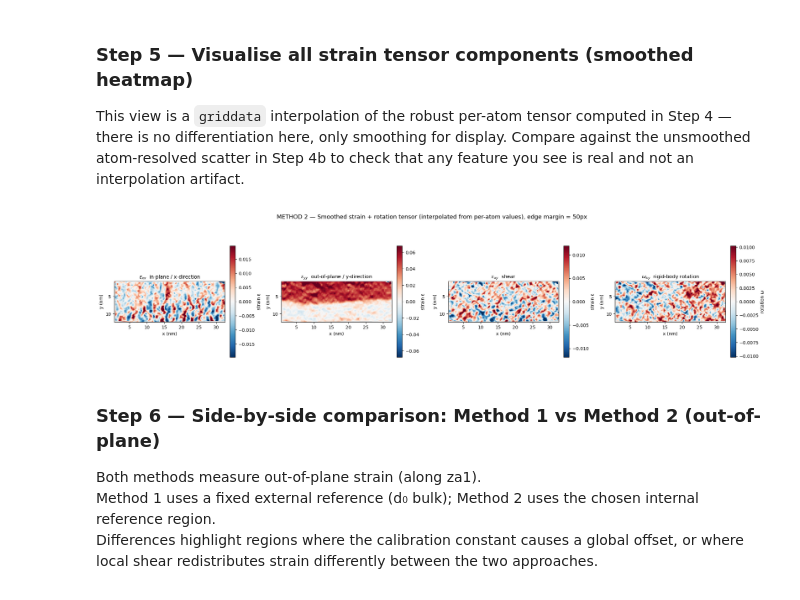
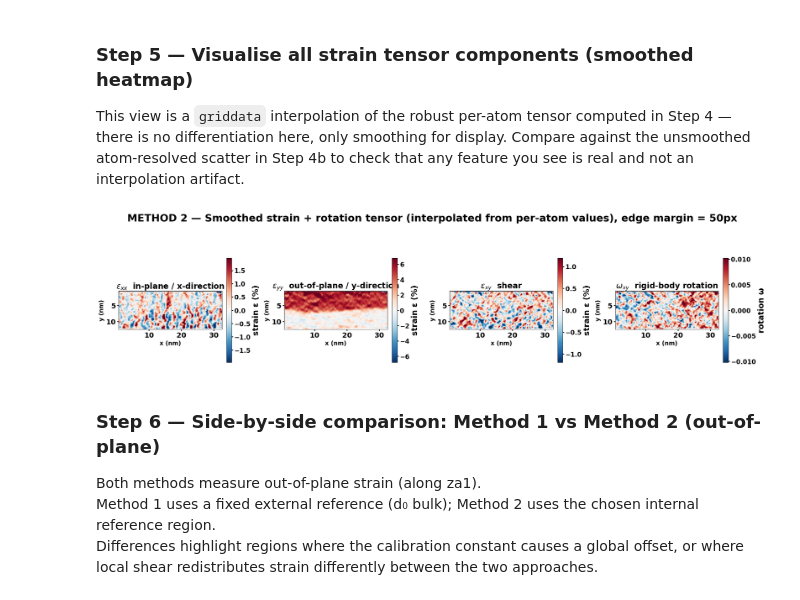
Before and after one commit to Cosmin7225/python-workflow-for-polarization-and-strain-mapping, a Jupyter notebook: Strain_map_python_routine.ipynb, the cells around one changed output. Saved outputs shown, nothing was run; the diff lists cells and outputs as text; code cells hidden in the pictures.

```diff
--- a/Strain_map_python_routine.ipynb
+++ b/Strain_map_python_routine.ipynb
@@ -27,11 +177,5 @@ s.axes_manager[1].units = units
 # %% [markdown]
 Create a copy of the image data and convert to float if necessary
-# %%
-
-img = s.data
-if img.dtype != np.float32 and img.dtype != np.float64:
-    img = img.astype(np.float32)
-h, w = img.shape
 # %% [markdown]
 Determine the positions of the atoms in the image using atomap, based on the separation of the atoms in the image
 # %%
@@ -1359,43 +1474,53 @@ def sym_vlim(arr, pct=2):
     if finite.size == 0:
         return -1, 1
     v = float(np.nanpercentile(np.abs(finite), 100 - pct))
     return -v, v
 
-# Extent of the cropped/valid calculation area in nm, but coordinates remain original-image based
 extent_nm = [
     VALID_X_MIN * sampling,
     VALID_X_MAX * sampling,
     VALID_Y_MAX * sampling,
     VALID_Y_MIN * sampling,
 ]
 cmap_strain = 'RdBu_r'
 
-fig, axes = plt.subplots(1, 4, figsize=(21, 5))
+fig, axes = plt.subplots(1, 4, figsize=(24, 6))
 labels = [
     (r'$\varepsilon_{xx}$  in-plane / x-direction', exx),
     (r'$\varepsilon_{yy}$  out-of-plane / y-direction', eyy),
     (r'$\varepsilon_{xy}$  shear', exy),
     (r'$\omega_{xy}$  rigid-body rotation', omega_xy),
 ]
 
 for ax, (title, data) in zip(axes, labels):
-    vn, vp = sym_vlim(data)
-    im = ax.imshow(data, cmap=cmap_strain, vmin=vn, vmax=vp,
+    is_strain = title.startswith(r'$\varepsilon')
+    plot_data = data * 100 if is_strain else data      # strain -> procente
+    vn, vp = sym_vlim(plot_data)
+    im = ax.imshow(plot_data, cmap=cmap_strain, vmin=vn, vmax=vp,
                    origin='upper', extent=extent_nm)
-    ax.set_title(title, fontsize=11)
-    ax.set_xlabel('x (nm)')
-    ax.set_ylabel('y (nm)')
+    ax.set_title(title, fontsize=20, fontweight='bold')
+    ax.set_xlabel('x (nm)', fontsize=15, fontweight='bold')
+    ax.set_ylabel('y (nm)', fontsize=15, fontweight='bold')
+    ax.tick_params(labelsize=18, width=2)
+    for lbl in ax.get_xticklabels() + ax.get_yticklabels():
+        lbl.set_fontweight('bold')
     cbar = plt.colorbar(im, ax=ax, fraction=0.046, pad=0.04)
-    cbar.set_label('strain ε' if title.startswith(r'$\varepsilon') else 'rotation ω')
+    cbar.set_label('strain ε (%)' if is_strain else 'rotation ω',
+                   fontsize=20, fontweight='bold')
+    cbar.ax.tick_params(labelsize=16, width=2)
+    for t in cbar.ax.get_yticklabels():
+        t.set_fontweight('bold')
 
 plt.suptitle(
     f'METHOD 2 — Smoothed strain + rotation tensor (interpolated from per-atom values), edge margin = {EDGE_MARGIN}px',
-    fontsize=13, y=1.01
+    fontsize=26, fontweight='bold', y=1.03
 )
+
 plt.tight_layout()
+plt.savefig(r'D:\Articol ultramicroscopy\GPA Raluca\strain_rotation_maps.tiff', dpi=300, bbox_inches='tight')
 plt.show()
 # %% [output]
-[figure, old version]
+[figure, new version]
 # %% [markdown]
 ### Step 6 — Side-by-side comparison: Method 1 vs Method 2 (out-of-plane)
 
```
Also changed, not shown: parts of 13 cells of this notebook.
